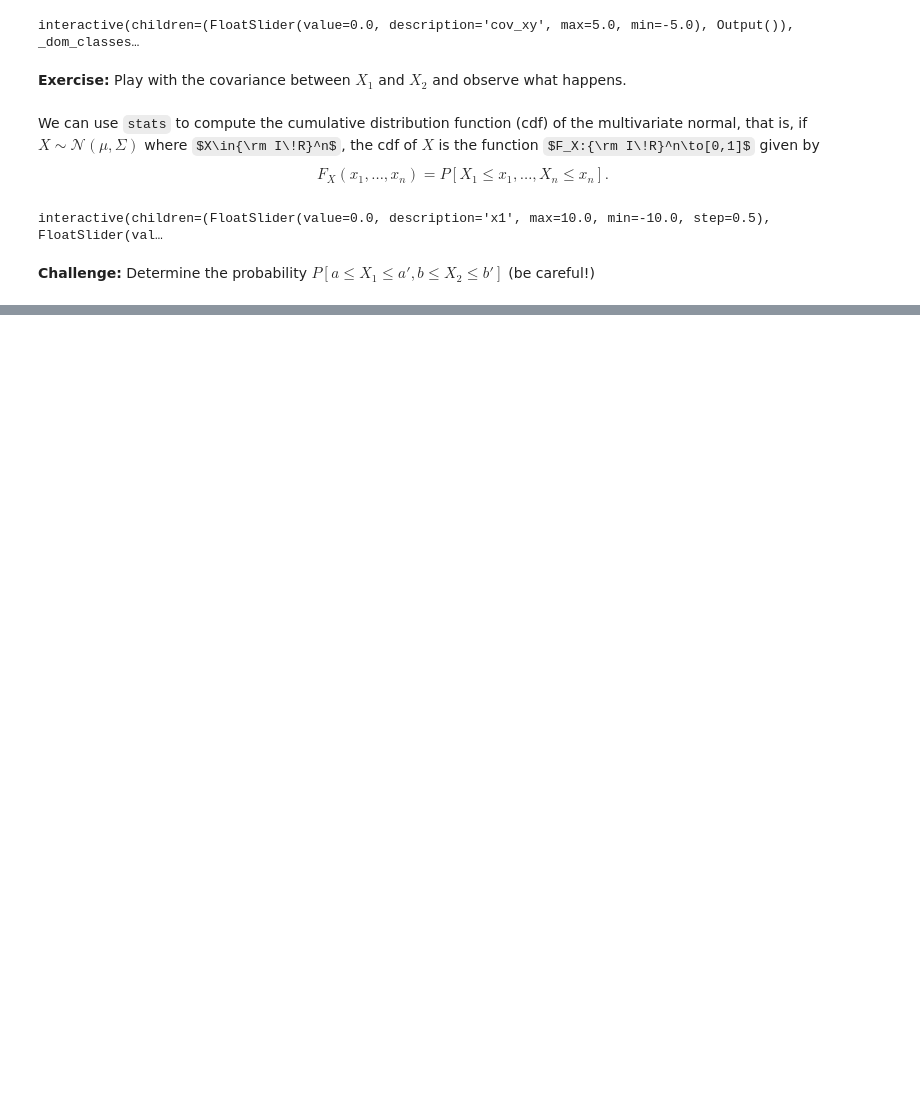
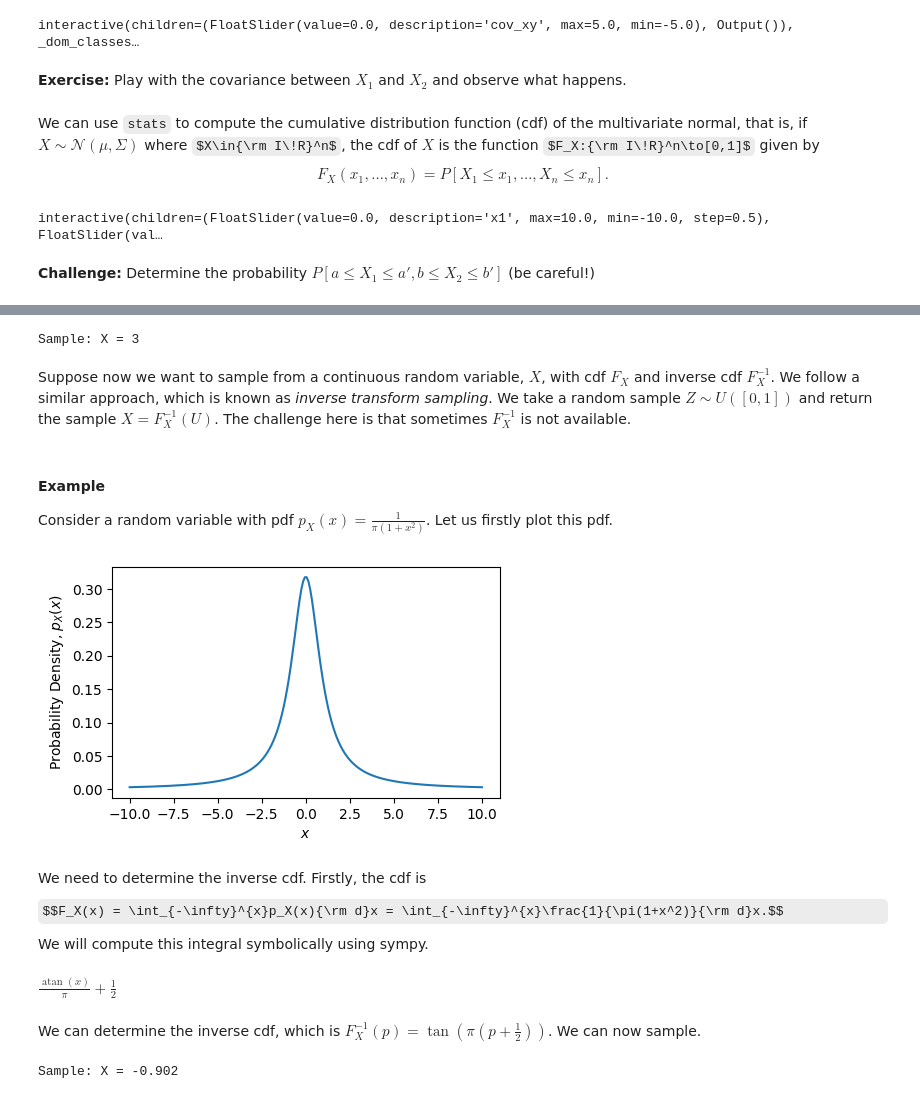
Before and after one commit to Gijinkstra/EstimationTheoryNotebooks, a Jupyter notebook: intro/1_sampling.ipynb, the cells around one changed output, grey strips where cells are left out. Cells and saved outputs as stored; diff of their text form; code cells hidden in the pictures; some formulas as TeX source; blank space fills up the shorter version.

```diff
--- a/intro/1_sampling.ipynb
+++ b/intro/1_sampling.ipynb
@@ -170,0 +227,11 @@ interactive(children=(FloatSlider(value=0.0, description='x1', max=10.0, min=-10
+# %%
+# We have the events {1, 2, 3, 4, 5}, each with the following probabilities
+pi = [0.35, 0.45, 0.1, 0.02, 0.08]
+# Following the above procedure we sample from X
+cs = np.insert(np.cumsum(pi), 0, 0)
+u = np.random.uniform(low=0, high=1, size=1)[0]
+x_sample = np.argmax(cs > u) # sample of X
+
+print(f"Sample: X = {x_sample}")
+# %% [output]
+Sample: X = 3
@@ -170,0 +249,36 @@ interactive(children=(FloatSlider(value=0.0, description='x1', max=10.0, min=-10
+# %% [markdown]
+Suppose now we want to sample from a continuous random variable, $X$, with cdf $F_X$ and inverse cdf $F_X^{-1}$. We follow a similar approach, which is known as *inverse transform sampling*. We take a random sample $Z \sim U([0, 1])$ and return the sample $X = F_X^{-1}(U)$. The challenge here is that sometimes $F_X^{-1}$ is not available.
+# %% [markdown]
+#### Example
+
+Consider a random variable with pdf $p_X(x) = \frac{1}{\pi(1+x^2)}$. Let us firstly plot this pdf.
+# %%
+pdf_x = lambda x : 1 / (1 + x**2) / np.pi
+xs = np.linspace(-10, 10, 200)
+plt.figure(figsize=(5, 3))
+plt.plot(xs, pdf_x(xs))
+plt.xlabel('$x$')
+plt.ylabel('Probability Density, $p_X(x)$')
+plt.show()
+# %% [output]
+[figure, added]
+# %% [markdown]
+We need to determine the inverse cdf. Firstly, the cdf is
+$$F_X(x) = \int_{-\infty}^{x}p_X(x){\rm d}x = \int_{-\infty}^{x}\frac{1}{\pi(1+x^2)}{\rm d}x.$$
+We will compute this integral symbolically using sympy.
+# %%
+x = sym.Symbol('x')
+cdf_x = 1 / (1 + x**2) / sym.pi
+sym.integrate(cdf_x, (x, -sym.oo, x))
+# %% [output]
+$\displaystyle \frac{\operatorname{atan}{\left(x \right)}}{\pi} + \frac{1}{2}$
+# %% [markdown]
+We can determine the inverse cdf, which is $F_X^{-1}(p) = \tan(\pi(p+\tfrac{1}{2}))$. We can now sample.
+# %%
+inv_cdf = lambda p: np.tan(np.pi*(p+1/2))
+z_unif_sample = np.random.uniform(low=0, high=1, size=1)[0]
+x_sample = inv_cdf(z_unif_sample)
+
+print(f"Sample: X = {x_sample:.3f}")
+# %% [output]
+Sample: X = -0.902
```
Also changed, not shown: parts of 16 cells of this notebook, 12 other files.
